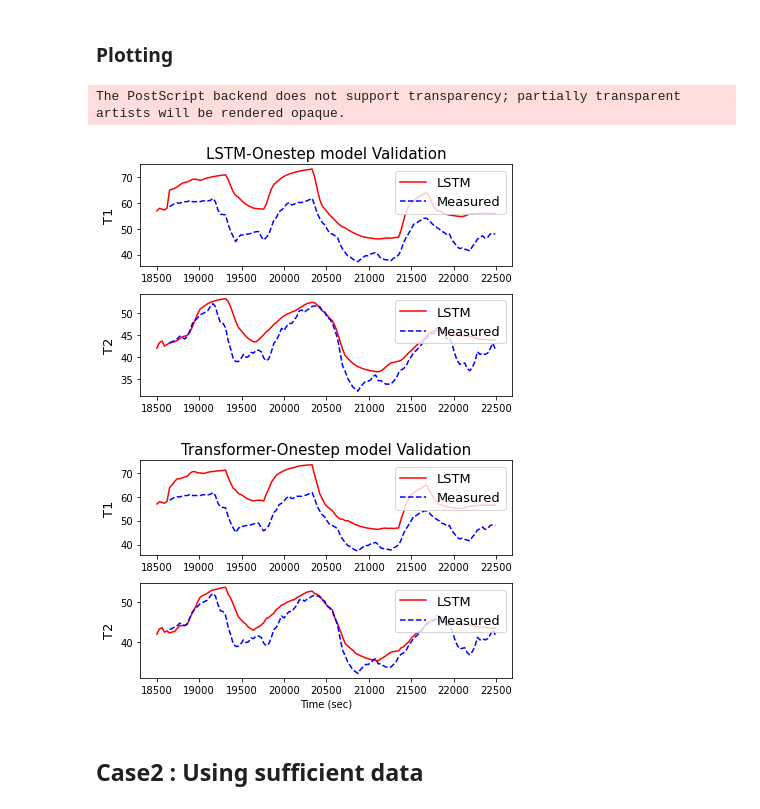
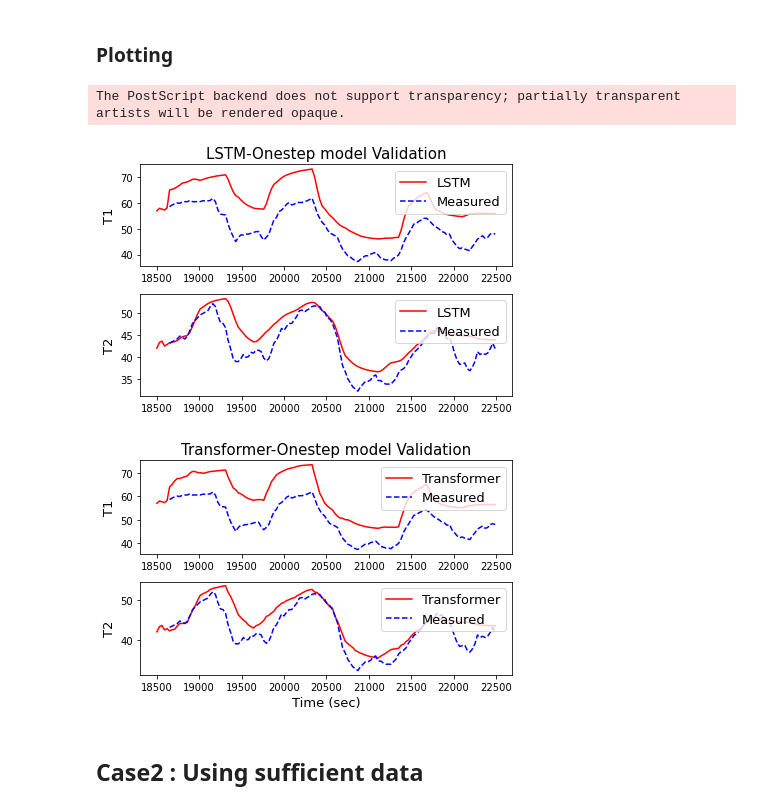
Before and after one commit to BYU-PRISM/Transformer_MPC, a Jupyter notebook: 02_Surrogate/TCLab/01_1_Down Sampling + Transformer_Training_FOPDT_Onestep_prediction.ipynb, the cells around one changed output. Drawn from its saved outputs; the diff is of its cells as text; code cells hidden in the pictures.

```diff
--- a/02_Surrogate/TCLab/01_1_Down Sampling + Transformer_Training_FOPDT_Onestep_prediction.ipynb
+++ b/02_Surrogate/TCLab/01_1_Down Sampling + Transformer_Training_FOPDT_Onestep_prediction.ipynb
@@ -556,36 +556,36 @@ plt.title('LSTM-Onestep model Validation',fontsize=15)
 plt.ylabel("T1", fontsize=13)
 plt.legend(loc=1,fontsize=13)
 plt.subplot(2,1,2)
 plt.plot(tcLab_resample.index,Ytu_val_lstm[:,1],'r-',label='LSTM')
 plt.plot(tcLab_resample.index[window:],Ym_val[:,1],'b--',label='Measured')
 # plt.title('Validation')
 plt.ylabel("T2",fontsize=13)
 plt.legend(loc=1,fontsize=13)
 plt.tight_layout()
 
 plt.figure(1, figsize=(6,4))
 plt.subplot(2,1,1)
-plt.plot(tcLab_resample.index,Ytu_val_trans[:,0],'r-',label='LSTM')
+plt.plot(tcLab_resample.index,Ytu_val_trans[:,0],'r-',label='Transformer')
 plt.plot(tcLab_resample.index[window:],Ym_val[:,0],'b--',label='Measured')
 plt.title('Transformer-Onestep model Validation',fontsize=15)
 plt.ylabel("T1",fontsize=13)
 plt.legend(loc=1,fontsize=13)
 plt.subplot(2,1,2)
-plt.plot(tcLab_resample.index,Ytu_val_trans[:,1],'r-',label='LSTM')
+plt.plot(tcLab_resample.index,Ytu_val_trans[:,1],'r-',label='Transformer')
 plt.plot(tcLab_resample.index[window:],Ym_val[:,1],'b--',label='Measured')
 # plt.title('Validation')
 plt.ylabel("T2",fontsize=13)
-plt.xlabel("Time (sec)")
+plt.xlabel("Time (sec)",fontsize=13)
 plt.legend(loc=1,fontsize=13)
 
 plt.tight_layout()
 
 
 plt.savefig('TCLab_validation_LSTM_Onestep.eps', format='eps')
 plt.savefig('TCLab_validation_LSTM_Onestep.png')
 # %% [output]
 The PostScript backend does not support transparency; partially transparent artists will be rendered opaque.
 [figure]
-[figure, old version]
+[figure, new version]
 # %% [markdown]
 ## Case2 : Using sufficient data
```
